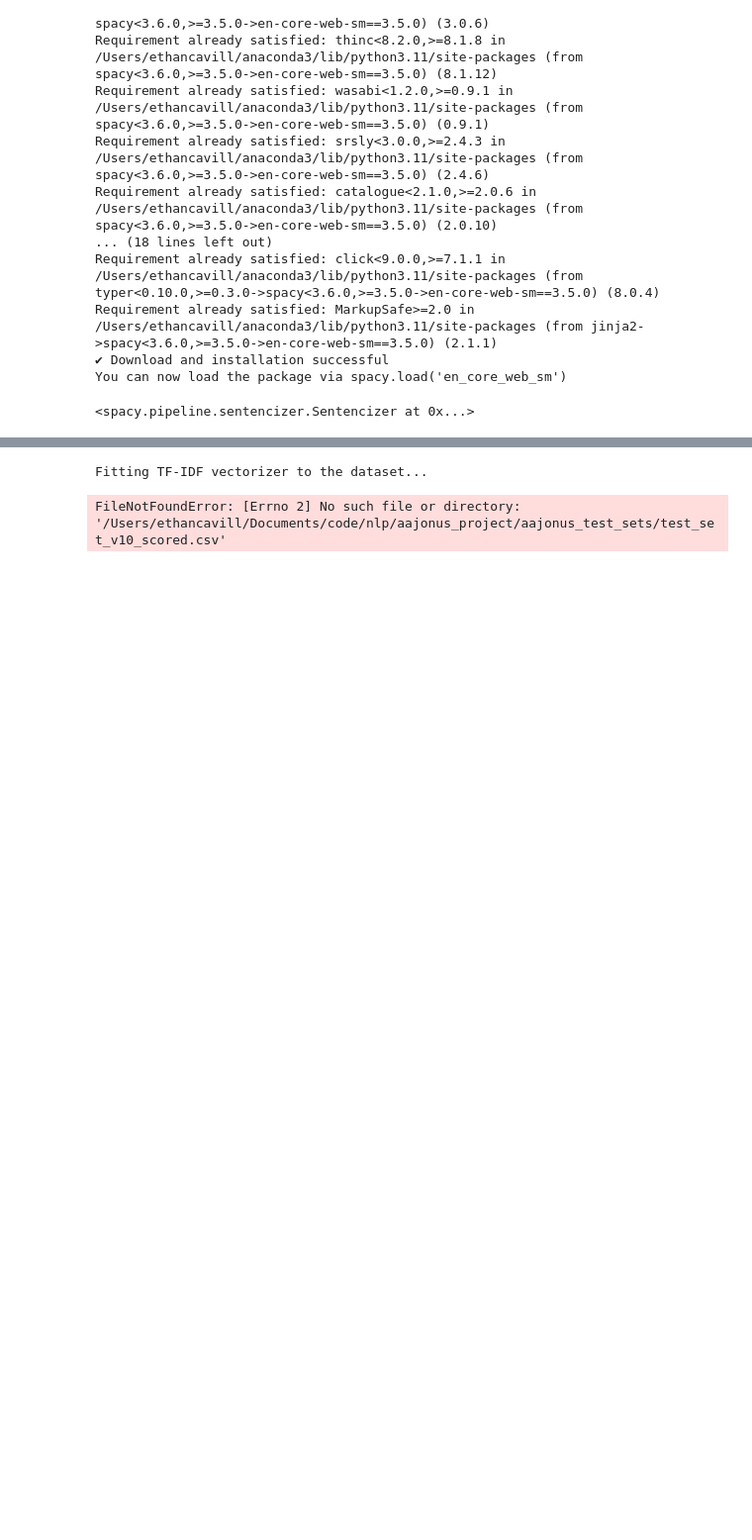
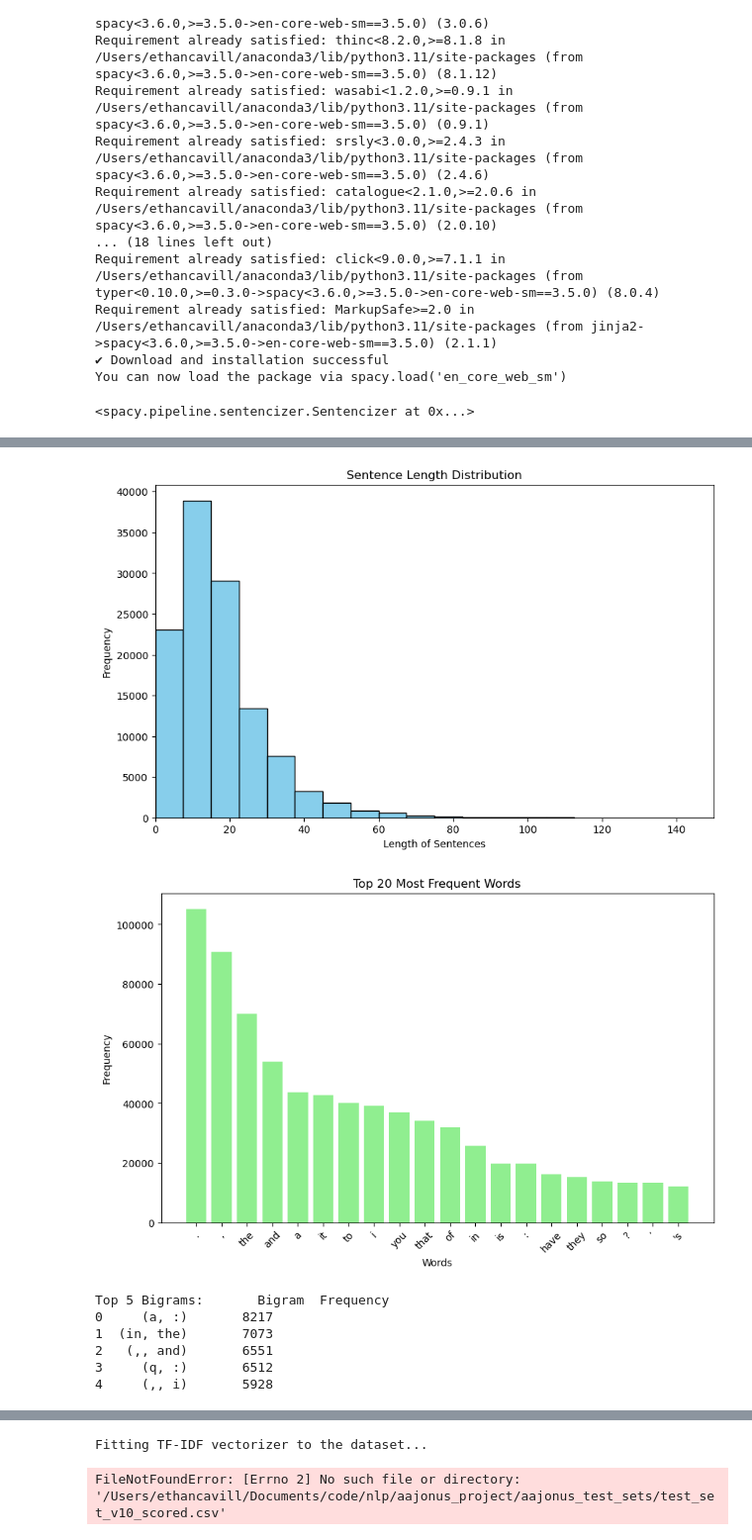
Before and after one commit to earcherc/aajonus_project, a Jupyter notebook: process.ipynb, the cells around one changed output, grey strips where cells are left out. Shown at 99% size. Drawn from its saved outputs; the diff is of its cells as text; code cells hidden in the pictures; blank space fills up the shorter version.

Commit message:
Updates: add some EDA plots, hyperparameter guide, new test-sets

```diff
--- a/process.ipynb
+++ b/process.ipynb
@@ -90,3 +87,64 @@ Primal_Diet_Workshop_+_Q&A_Of_May_6,_2000.txt
 2  Most of us have\nnever witnessed the crippling...
 3  Polio is still endemic in three of the world's...
 4  This is the scary truth: levels of polio are a...
+# %%
+# EDA Cell
+import matplotlib.pyplot as plt
+from collections import Counter
+import nltk
+nltk.download('punkt')
+from nltk.util import ngrams
+from wordcloud import WordCloud
+
+# Basic Statistical Analysis
+
+# Ensure all sentences are strings
+df['sentence'] = df['sentence'].astype(str)
+
+# 1. Sentence Length Distribution
+df['sentence_length'] = df['sentence'].apply(lambda x: len(nltk.word_tokenize(x)))
+
+plt.figure(figsize=(10, 6))
+plt.hist(df['sentence_length'], bins=20, color='skyblue', edgecolor='black', range=[0, 150])
+plt.title('Sentence Length Distribution')
+plt.xlabel('Length of Sentences')
+plt.ylabel('Frequency')
+plt.xlim(0, 150)
+plt.show()
+
+# 2. Word Count Frequency
+word_counts = Counter()
+df['sentence'].apply(lambda x: word_counts.update(nltk.word_tokenize(x.lower())))
+most_common_words = pd.DataFrame(word_counts.most_common(20), columns=['Word', 'Frequency'])
+
+plt.figure(figsize=(10, 6))
+plt.bar(most_common_words['Word'], most_common_words['Frequency'], color='lightgreen')
+plt.title('Top 20 Most Frequent Words')
+plt.xlabel('Words')
+plt.ylabel('Frequency')
+plt.xticks(rotation=45)
+plt.show()
+
+# 3. Common Phrases and N-grams
+bigram_counts = Counter()
+df['sentence'].apply(lambda x: bigram_counts.update(ngrams(nltk.word_tokenize(x.lower()), 2)))
+most_common_bigrams = pd.DataFrame(bigram_counts.most_common(20), columns=['Bigram', 'Frequency'])
+
+# Displaying the top 5 for simplicity
+print("Top 5 Bigrams:", most_common_bigrams.head())
+
+# 4. Word Cloud for unigrams
+wordcloud = WordCloud(
+    width = 800,
+    height = 800,
+    background_color ='white',
+    min_font_size = 10
+    ).generate_from_frequencies(word_counts)
+
+# Plotting the WordCloud
+plt.figure(figsize=(8, 8), facecolor=None)
+plt.imshow(wordcloud)
+plt.axis("off")
+plt.tight_layout(pad=0)
+plt.show()
+# %% [output]
@@ -92,0 +154,8 @@ Primal_Diet_Workshop_+_Q&A_Of_May_6,_2000.txt
+[figure, added]
+[figure, added]
+Top 5 Bigrams:       Bigram  Frequency
+0     (a, :)       8217
+1  (in, the)       7073
+2   (,, and)       6551
+3     (q, :)       6512
+4     (,, i)       5928
```
Also changed, not shown: parts of 3 cells of this notebook, 13 other files.
